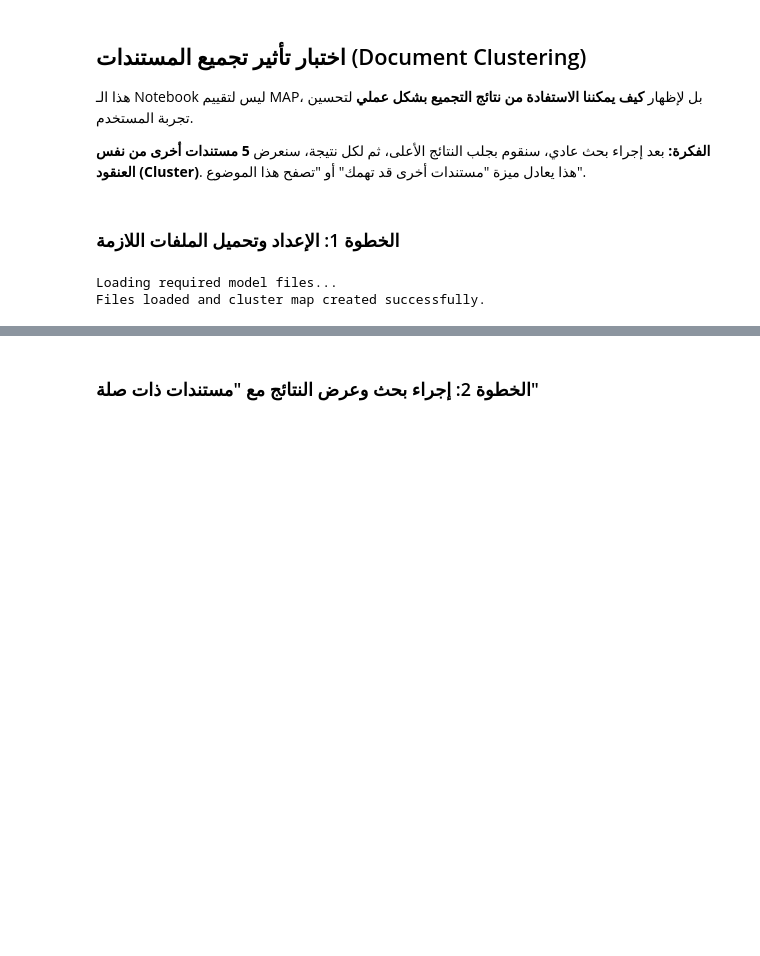
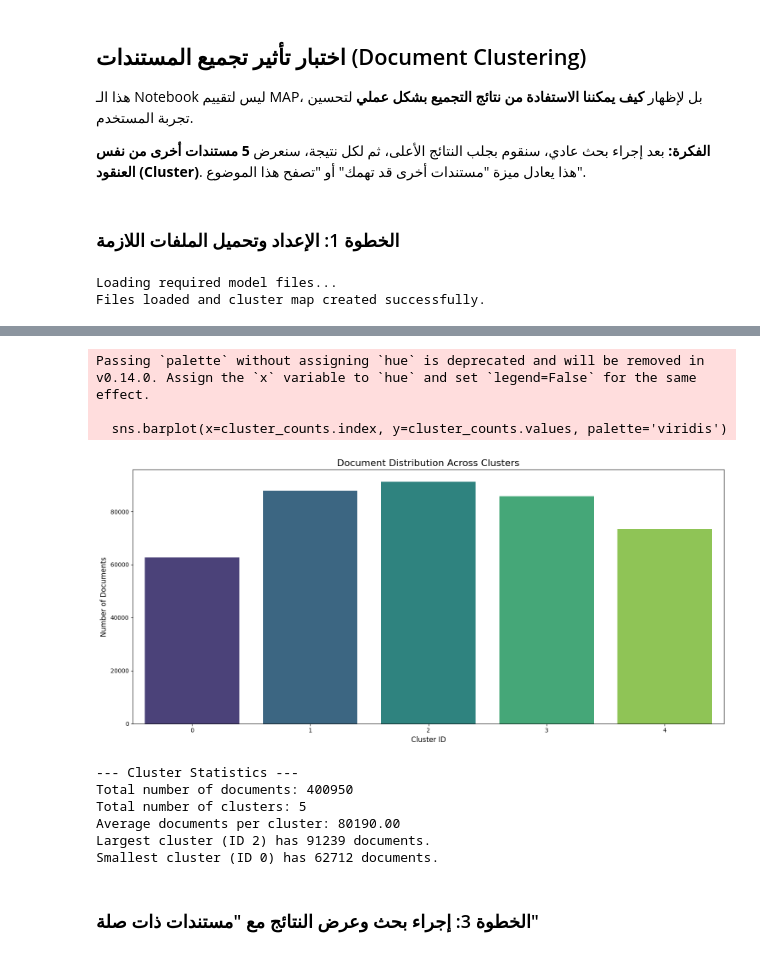
Before and after one commit to hussamty/information-retrieval-system, a Jupyter notebook: notebooks/test-clustering-impact.ipynb, the cells around one changed output, grey strips where cells are left out. Cells and saved outputs as stored; diff of their text form; code cells hidden in the pictures; blank space fills up the shorter version.

```diff
--- a/notebooks/test-clustering-impact.ipynb
+++ b/notebooks/test-clustering-impact.ipynb
@@ -44,5 +102,51 @@ Files loaded and cluster map created successfully.
+# %%
+import matplotlib.pyplot as plt
+import seaborn as sns
+
+# This code assumes 'clusters' variable is loaded from the first code cell
+
+def plot_cluster_distribution(clusters):
+    """Creates and displays a bar chart of document distribution across clusters."""
+    if not isinstance(clusters, pd.Series):
+        cluster_series = pd.Series(clusters)
+
+    cluster_counts = cluster_series.value_counts().sort_index()
+
+    plt.figure(figsize=(15, 7))
+    sns.barplot(x=cluster_counts.index, y=cluster_counts.values, palette='viridis')
+    plt.title('Document Distribution Across Clusters', fontsize=16)
+    plt.xlabel('Cluster ID', fontsize=12)
+    plt.ylabel('Number of Documents', fontsize=12)
+    if len(cluster_counts) > 20: # Rotate labels only if there are many clusters
+        plt.xticks(rotation=90, fontsize=8)
+    plt.tight_layout()
+    plt.show()
+
+    print("\n--- Cluster Statistics ---")
+    print(f"Total number of documents: {len(clusters)}")
+    print(f"Total number of clusters: {len(cluster_counts)}")
+    print(f"Average documents per cluster: {cluster_counts.mean():.2f}")
+    print(f"Largest cluster (ID {cluster_counts.idxmax()}) has {cluster_counts.max()} documents.")
+    print(f"Smallest cluster (ID {cluster_counts.idxmin()}) has {cluster_counts.min()} documents.")
+
+# --- Plotting the distribution ---
+if 'clusters' in locals():
+    plot_cluster_distribution(clusters)
+else:
+    print("Could not plot distribution: 'clusters' data not loaded.")
+# %% [output]
+Passing `palette` without assigning `hue` is deprecated and will be removed in v0.14.0. Assign the `x` variable to `hue` and set `legend=False` for the same effect.
+
+  sns.barplot(x=cluster_counts.index, y=cluster_counts.values, palette='viridis')
+[figure, added]
+--- Cluster Statistics ---
+Total number of documents: 400950
+Total number of clusters: 5
+Average documents per cluster: 80190.00
+Largest cluster (ID 2) has 91239 documents.
+Smallest cluster (ID 0) has 62712 documents.
 # %% [markdown]
-### الخطوة 2: إجراء بحث وعرض النتائج مع "مستندات ذات صلة"
+### الخطوة 3: إجراء بحث وعرض النتائج مع "مستندات ذات صلة"
 # %%
 def search_and_find_related(query, model='hybrid'):
     print(f"--- Searching for: '{query}' ---\n")
```
Also changed, not shown: parts of 4 cells of this notebook, 9 other files.
